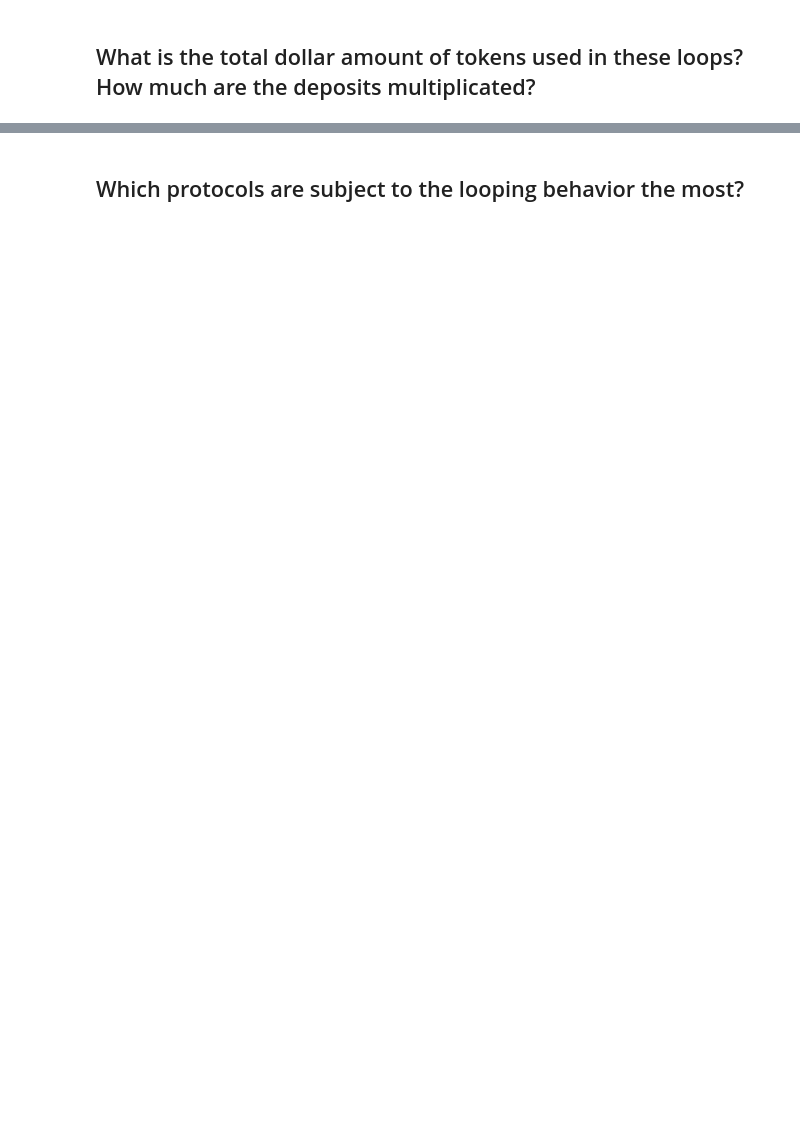
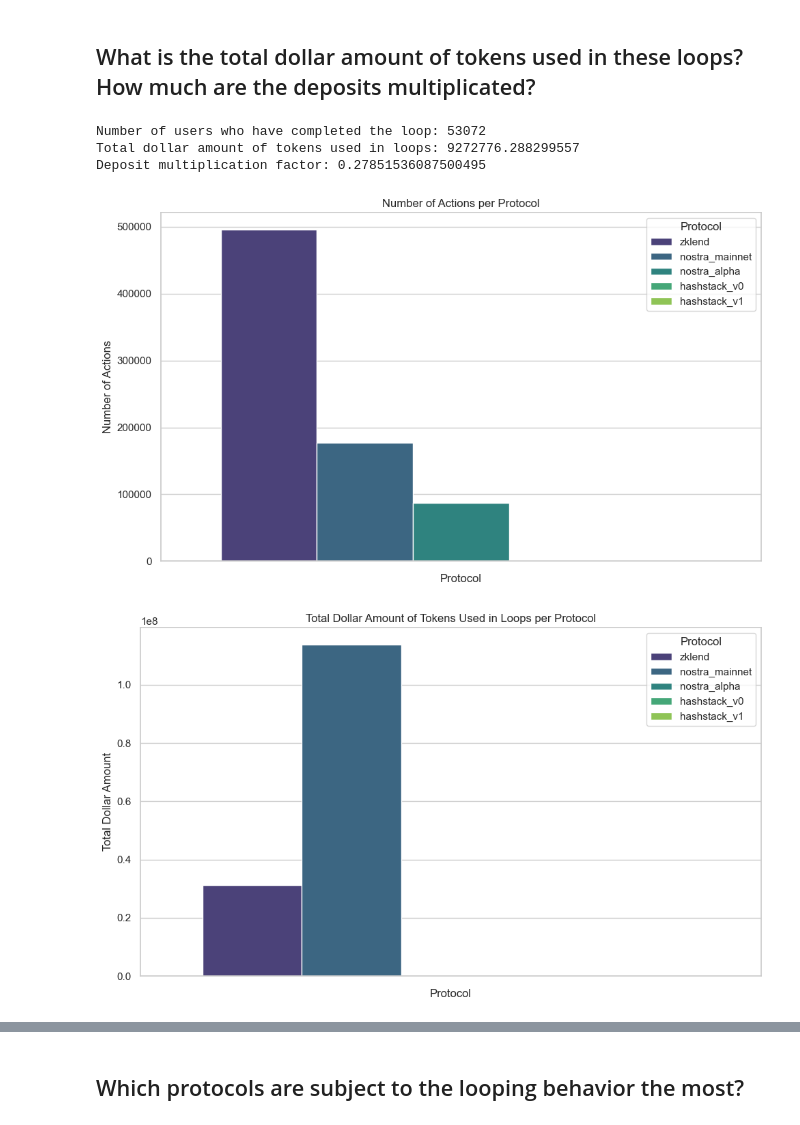
Before and after one commit to CarmineOptions/derisk-research, a Jupyter notebook: notebooks/analyze_looping_across_lending_protocols.ipynb, the cells around one changed output, grey strips where cells are left out. Drawn from its saved outputs; the diff is of its cells as text; code cells hidden in the pictures; blank space fills up the shorter version.

```diff
--- a/notebooks/analyze_looping_across_lending_protocols.ipynb
+++ b/notebooks/analyze_looping_across_lending_protocols.ipynb
@@ -283,6 +290,10 @@ def extract_user_actions(loan_states: Dict[str, pd.DataFrame], tokens: List[str]
             user = row['User']
             collateral_tokens = parse_token_amounts(row['Collateral'])
             debt_tokens = parse_token_amounts(row['Debt'])
+
+             # Ensure the user key exists in the dictionary
+            if user not in user_actions.actions:
+                user_actions.actions[user] = []
 
             # Store collateral actions
             for col_token, col_amount in collateral_tokens:
@@ -323,9 +334,9 @@ def has_completed_loop(actions: UserAction) -> float:
 
 
 # Calculate total looping users
-def count_looping_users(user_actions: dict[str, List[Tuple[str, str, float, str]]]) -> int:
+def count_looping_users(user_actions: UserAction) -> int:
     looping_users = 0
-    for user, actions in user_actions.items():
+    for user, actions in user_actions.actions.items():
         loop_amount = has_completed_loop(actions)
         if loop_amount > 0:
             looping_users += 1
@@ -355,7 +370,7 @@ plt.show()
 def calculate_loop_stats(user_actions: Dict[str, List[Tuple[str, str, float, str]]]) -> Tuple[int, float]:
     total_loop_amount = 0.0
     looping_users = 0
-    for user, actions in user_actions.items():
+    for user, actions in user_actions.actions.items():
         loop_amount = has_completed_loop(actions)
         if loop_amount > 0:
             looping_users += 1
@@ -372,7 +387,7 @@ print(f"Total dollar amount of tokens used in loops: {total_loop_amount}")
 def calculate_deposit_multiplication(user_actions: Dict[str, List[Tuple[str, str, float, str]]], tokens: List[str]) -> float:
     total_collateral = 0.0
     total_debt = 0.0
-    for user, actions in user_actions.items():
+    for user, actions in user_actions.actions.items():
         for action_type, token, amount, protocol in actions:
             if action_type == 'collateral' and token in tokens:
                 total_collateral += amount
@@ -393,7 +408,7 @@ protocols = list(parquet_urls.keys())
 loop_counts = defaultdict(int)
 total_amounts = defaultdict(float)
 
-for user, actions in user_actions.items():
+for user, actions in user_actions.actions.items():
     for action_type, token, amount, protocol in actions:
         if action_type == 'collateral' or action_type == 'debt':
             loop_counts[protocol] += 1
@@ -427,33 +442,39 @@ plt.show()
 collateral_counts = defaultdict(int)
 debt_counts = defaultdict(int)
 
-for user, actions in user_actions.items():
+for user, actions in user_actions.actions.items():
     for action_type, token, amount, protocol in actions:
         if action_type == 'collateral':
             collateral_counts[token] += 1
         elif action_type == 'debt':
             debt_counts[token] += 1
 
 # Convert to DataFrame for plotting
 collateral_counts_data = pd.DataFrame(list(collateral_counts.items()), columns=['Token', 'Count'])
 debt_counts_data = pd.DataFrame(list(debt_counts.items()), columns=['Token', 'Count'])
 
 # Plot the distribution of collateral tokens
 plt.figure(figsize=(10, 6))
 sns.barplot(data=collateral_counts_data, hue='Token', y='Count', palette='viridis')
 plt.title('Distribution of Collateral Tokens')
 plt.xlabel('Token')
 plt.ylabel('Count')
 plt.xticks(rotation=45)
 plt.tight_layout()
 plt.show()
 
 # Plot the distribution of debt tokens
 plt.figure(figsize=(10, 6))
 sns.barplot(data=debt_counts_data, hue='Token', y='Count', palette='viridis')
 plt.title('Distribution of Debt Tokens')
 plt.xlabel('Token')
 plt.ylabel('Count')
 plt.xticks(rotation=45)
 plt.tight_layout()
 plt.show()
+# %% [output]
+Number of users who have completed the loop: 53072
+Total dollar amount of tokens used in loops: 9272776.288299557
+Deposit multiplication factor: 0.27851536087500495
+[figure, added]
+[figure, added]
```
Also changed, not shown: parts of 12 cells of this notebook.
